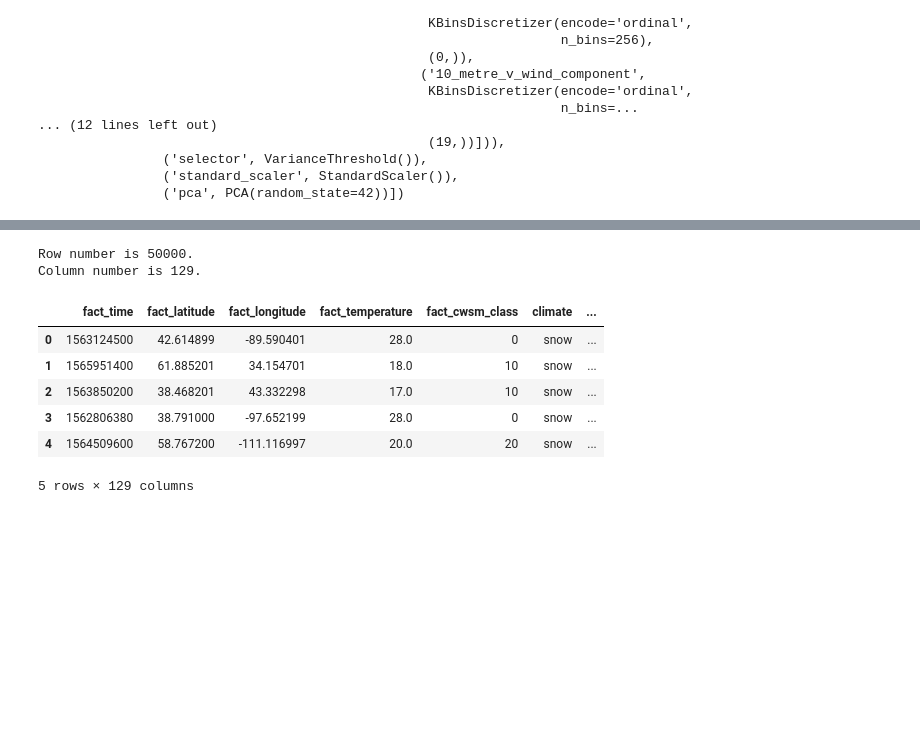
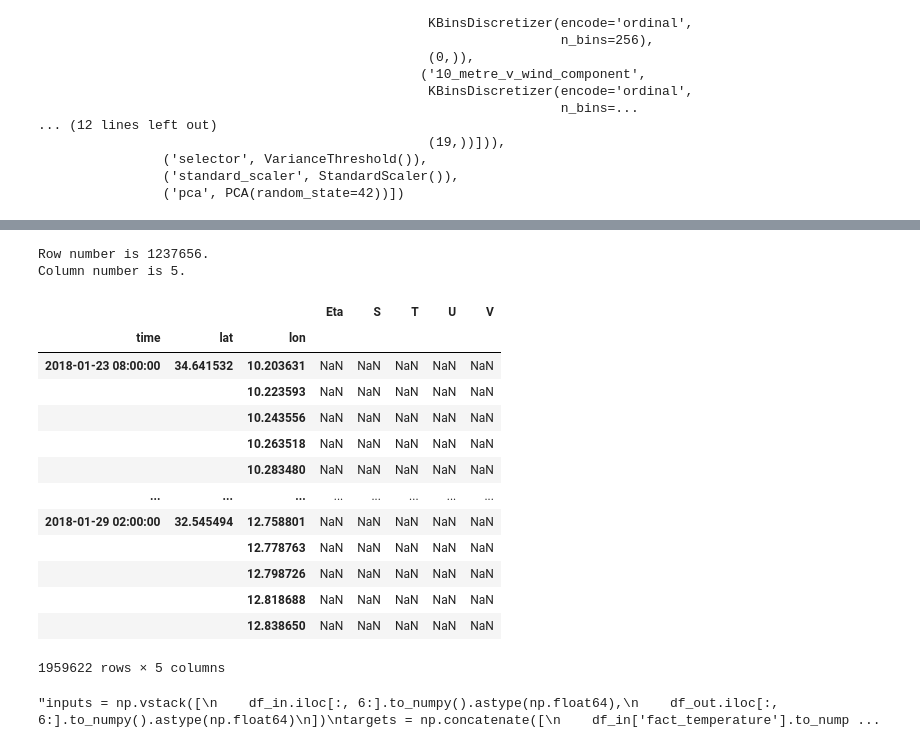
Before and after one commit to not-Karot/yandex-shifts-weather, a Jupyter notebook: deep_ensemble_with_uncertainty_and_spec_fe_eval.ipynb, the cells around one changed output, grey strips where cells are left out. Cells and saved outputs as stored; diff of their text form; code cells hidden in the pictures; blank space fills up the shorter version.

```diff
--- a/deep_ensemble_with_uncertainty_and_spec_fe_eval.ipynb
+++ b/deep_ensemble_with_uncertainty_and_spec_fe_eval.ipynb
@@ -479,4 +480,4 @@ data\yandex-shifts\weather\dev_in.csv True
 # %%
-dev_out_name = os.path.join(data_dir, 'dev_out.csv')
+dev_out_name = os.path.join(data_dir, 'y_val_cube.zarr')
 print(f'{dev_out_name} {os.path.isfile(dev_out_name)}')
 # %% [output]
@@ -578,26 +613,35 @@ df_in.head()
 # %%
-df_out = pd.read_csv(dev_out_name)
+df_out = xr.open_zarr(dev_out_name).to_dataframe().dropna()#pd.read_csv(dev_out_name)
 print(f'Row number is {df_out.shape[0]}.')
 print(f'Column number is {df_out.shape[1]}.')
 # %% [output]
-Row number is 50000.
-Column number is 129.
+Row number is 1237656.
+Column number is 5.
 # %%
-df_out.head()
+df_out
 # %% [output]
-|  | fact_time | fact_latitude | fact_longitude | fact_temperature | fact_cwsm_class | climate | ... |
-| 0 | 1563124500 | 42.614899 | -89.590401 | 28.0 | 0 | snow | ... |
-| 1 | 1565951400 | 61.885201 | 34.154701 | 18.0 | 10 | snow | ... |
-| 2 | 1563850200 | 38.468201 | 43.332298 | 17.0 | 10 | snow | ... |
-| 3 | 1562806380 | 38.791000 | -97.652199 | 28.0 | 0 | snow | ... |
-| 4 | 1564509600 | 58.767200 | -111.116997 | 20.0 | 20 | snow | ... |
+|  |  |  | Eta | S | T | U | V |
+| time | lat | lon |  |  |  |  |  |
+| 2018-01-23 08:00:00 | 34.641532 | 10.203631 | NaN | NaN | NaN | NaN | NaN |
+|  |  | 10.223593 | NaN | NaN | NaN | NaN | NaN |
+|  |  | 10.243556 | NaN | NaN | NaN | NaN | NaN |
+|  |  | 10.263518 | NaN | NaN | NaN | NaN | NaN |
+|  |  | 10.283480 | NaN | NaN | NaN | NaN | NaN |
+| ... | ... | ... | ... | ... | ... | ... | ... |
+| 2018-01-29 02:00:00 | 32.545494 | 12.758801 | NaN | NaN | NaN | NaN | NaN |
+|  |  | 12.778763 | NaN | NaN | NaN | NaN | NaN |
+|  |  | 12.798726 | NaN | NaN | NaN | NaN | NaN |
+|  |  | 12.818688 | NaN | NaN | NaN | NaN | NaN |
+|  |  | 12.838650 | NaN | NaN | NaN | NaN | NaN |
-5 rows × 129 columns
+1959622 rows × 5 columns
 # %%
-inputs = np.vstack([
+'''inputs = np.vstack([
     df_in.iloc[:, 6:].to_numpy().astype(np.float64),
     df_out.iloc[:, 6:].to_numpy().astype(np.float64)
 ])
 targets = np.concatenate([
     df_in['fact_temperature'].to_numpy().astype(np.float64),
     df_out['fact_temperature'].to_numpy().astype(np.float64)
-])
+])'''
+# %% [output]
+"inputs = np.vstack([\n    df_in.iloc[:, 6:].to_numpy().astype(np.float64),\n    df_out.iloc[:, 6:].to_numpy().astype(np.float64)\n])\ntargets = np.concatenate([\n    df_in['fact_temperature'].to_nump ...
```
Also changed, not shown: parts of 32 cells of this notebook, 2 other files.
